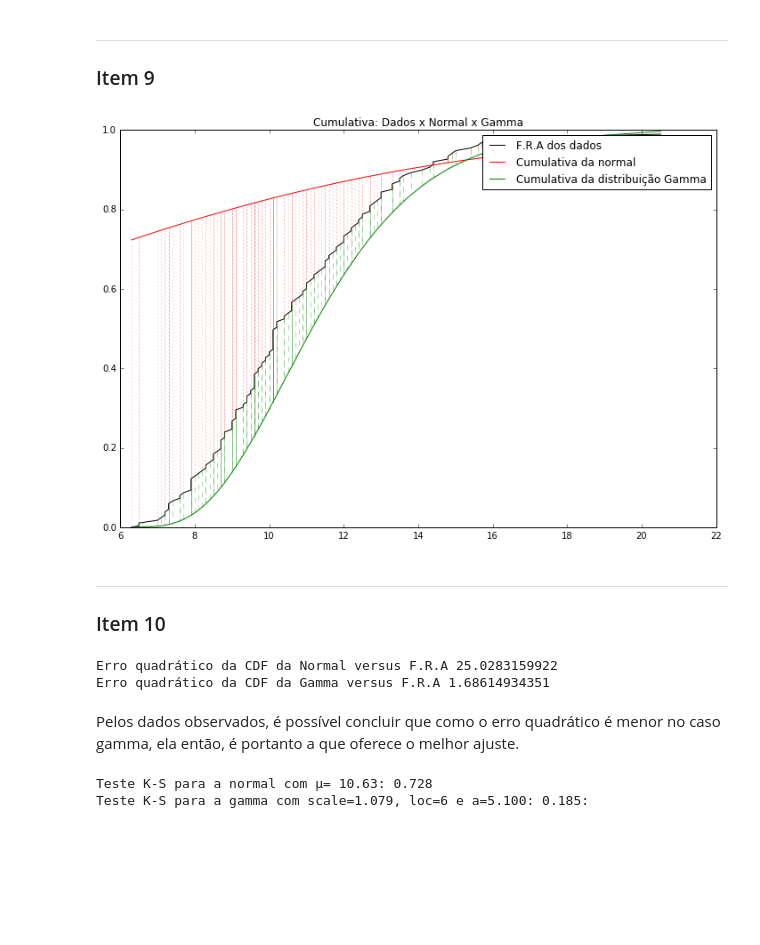
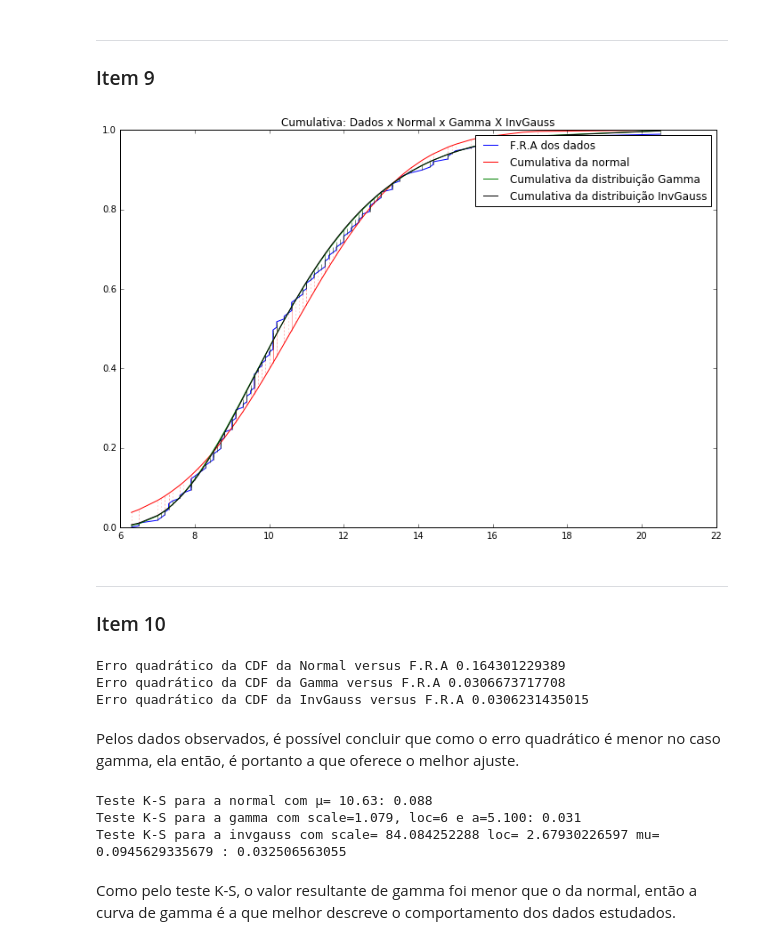
Before and after one commit to decoejz/CD, a Jupyter notebook: MiniProjeto1/mini_projeto_1.ipynb, the cells around one changed output. Cells and saved outputs as stored; diff of their text form; code cells hidden in the pictures; blank space fills up the shorter version.

```diff
--- a/MiniProjeto1/mini_projeto_1.ipynb
+++ b/MiniProjeto1/mini_projeto_1.ipynb
@@ -160,4 +156,6 @@ ___
 #### Para a curva normal:
 # %%
 param_normal = stats.norm.fit(pesos)
-param_normal
+
+media = param_normal[0]
+desv_pad = param_normal[1]
@@ -167,4 +163,7 @@ param_normal
 #### Para a curva gama:
 # %%
 param_gama = stats.gamma.fit(pesos)
-param_gama
+
+loc_gama = param_gama[0]
+k_gama = param_gama[1]
+teta_gama = param_gama[2]
@@ -173,3 +172,8 @@ param_gama
+# %%
+param_gauss = stats.invgauss.fit(pesos)
+mu_gauss = param_gauss[0]
+loc_gauss = param_gauss[1]
+scale_gauss = param_gauss[2]
 # %% [markdown]
 ___
 ### Item 7
@@ -205,8 +213,9 @@ for i in range(len(pesos)):
 fra = pd.Series(data=fra)
 
 # Gera os valores dos quantis teóricos para as distribuições analisadas
-q_norm = stats.expon.ppf(fra, scale=media) # quantis teóricos da exponencial
-q_gamma = stats.gamma.ppf(fra, scale=param_gama[2], loc=6, a=param_gama[1])
+q_norm = stats.expon.ppf(fra, scale=desv_pad, loc=media) # quantis teóricos da exponencial
+q_gamma = stats.gamma.ppf(fra, scale=teta_gama, loc=loc_gama, a=k_gama)
+q_gauss = stats.invgauss.ppf(fra, mu=mu_gauss,scale=scale_gauss,loc=loc_gauss)
 
 
 fig = plt.figure(figsize=(12,8))
@@ -215,12 +224,14 @@ plt.title("Q-Q plot: Dados x Normal x Gamma")
 
 norm_plot, = plt.plot(pesos, q_norm, 'o', color="red", label="Normal")
 gamma_plot, = plt.plot(pesos, q_gamma, 'o', color="green", label = "Gamma")
+gauss_plot, = plt.plot(pesos, q_gauss, 'o', color="black", label = "InvGauss")
 
-plt.legend(handles=[norm_plot, gamma_plot])
+plt.legend(handles=[norm_plot, gamma_plot,gauss_plot])
 plt.plot((min(pesos), max(pesos)), (min(pesos), max(pesos)), '-')
 
 
 for i in range(len(gato.coracao)):
     plt.plot((pesos[i], pesos[i]), (q_norm[i], pesos[i]), '-', color='red', alpha=0.3  )
     plt.plot((pesos[i], pesos[i]), (q_gamma[i], pesos[i]), '-', color='green', alpha=0.3  )
+    plt.plot((pesos[i], pesos[i]), (q_gauss[i], pesos[i]), '-', color='black', alpha=0.3  )
 # %% [output]
@@ -269,26 +289,29 @@ ___
 ### Item 9
 # %%
 # fra e FDA
-cdf_normal = stats.norm.cdf(pesos, scale=media) #FDA
-cdf_gamma = stats.gamma.cdf(pesos, scale=param_gama[2], loc=6, a=param_gama[1])
+cdf_normal = stats.norm.cdf(pesos, scale=desv_pad,loc=media) #FDA
+cdf_gamma = stats.gamma.cdf(pesos, scale=teta_gama, loc=loc_gama, a=k_gama)
+cdf_gauss = stats.invgauss.cdf(pesos, scale=scale_gauss, loc=loc_gauss, mu=mu_gauss)
 
 
 fig = plt.figure(figsize=(12,8))
 
-plt.title("Cumulativa: Dados x Normal x Gamma")
+plt.title("Cumulativa: Dados x Normal x Gamma X InvGauss")
 
-dados_fra_plot, = plt.plot(pesos, fra, '-', color='black', label="F.R.A dos dados")
+dados_fra_plot, = plt.plot(pesos, fra, '-', color='blue', label="F.R.A dos dados")
 cdf_norm_plot,   = plt.plot(pesos, cdf_normal, '-', color='red', label = "Cumulativa da normal")
 cdf_gamma_plot, = plt.plot(pesos, cdf_gamma, '-', color='green', label = "Cumulativa da distribuição Gamma")
+cdf_gauss_plot, = plt.plot(pesos, cdf_gauss, '-', color='k', label = "Cumulativa da distribuição InvGauss")
 
-plt.legend(handles=[dados_fra_plot, cdf_norm_plot, cdf_gamma_plot])
+plt.legend(handles=[dados_fra_plot, cdf_norm_plot, cdf_gamma_plot, cdf_gauss_plot])
 
 
 for i in range(len(gato.coracao)):
     plt.plot((pesos[i], pesos[i]), (fra[i], cdf_normal[i]), ':', color="red", alpha=0.3)
     plt.plot((pesos[i], pesos[i]), (fra[i], cdf_gamma[i]), '--', color="green", alpha=0.3)
+    plt.plot((pesos[i], pesos[i]), (fra[i], cdf_gauss[i]), '--', color="k", alpha=0.3)
 # %% [output]
-[figure, old version]
+[figure, new version]
 # %% [markdown]
 ___
 ### Item 10
@@ -298,21 +321,30 @@ erro_quad_cdf_normal = sum((fra - cdf_normal)**2)
 
 erro_quad_cdf_gamma = sum((fra - cdf_gamma)**2)
 
+erro_quad_cdf_gauss = sum((fra - cdf_gauss)**2)
+
 print("Erro quadrático da CDF da Normal versus F.R.A", erro_quad_cdf_normal)
 print("Erro quadrático da CDF da Gamma versus F.R.A", erro_quad_cdf_gamma)
+print("Erro quadrático da CDF da InvGauss versus F.R.A", erro_quad_cdf_gauss)
 # %% [output]
-Erro quadrático da CDF da Normal versus F.R.A 25.0283159922
-Erro quadrático da CDF da Gamma versus F.R.A 1.68614934351
+Erro quadrático da CDF da Normal versus F.R.A 0.164301229389
+Erro quadrático da CDF da Gamma versus F.R.A 0.0306673717708
+Erro quadrático da CDF da InvGauss versus F.R.A 0.0306231435015
 # %% [markdown]
 Pelos dados observados, é possível concluir que como o erro quadrático é menor no caso gamma, ela então, é portanto a que oferece o melhor ajuste.
 # %%
 # Kolmogorov-Smirnov goodness-of-fit test
 ks_aderencia_norm = max(abs(fra-cdf_normal))
 ks_aderencia_gamma = max(abs(fra-cdf_gamma))
+ks_aderencia_gauss = max(abs(fra-cdf_gauss))
 
 
 print("Teste K-S para a normal com μ= {:4.2f}: {:4.3f}\n\
-Teste K-S para a gamma com scale={:4.3f}, loc=6 e a={:4.3f}: {:4.3f}:".format(media, ks_aderencia_norm, param_gama[2], param_gama[1], ks_aderencia_gamma))
+Teste K-S para a gamma com scale={:4.3f}, loc=6 e a={:4.3f}: {:4.3f}".format(media, ks_aderencia_norm, param_gama[2], param_gama[1], ks_aderencia_gamma))
+print("Teste K-S para a invgauss com scale=",scale_gauss,"loc=",loc_gauss,"mu=",mu_gauss,":", ks_aderencia_gauss)
 # %% [output]
-Teste K-S para a normal com μ= 10.63: 0.728
-Teste K-S para a gamma com scale=1.079, loc=6 e a=5.100: 0.185:
+Teste K-S para a normal com μ= 10.63: 0.088
+Teste K-S para a gamma com scale=1.079, loc=6 e a=5.100: 0.031
+Teste K-S para a invgauss com scale= 84.084252288 loc= 2.67930226597 mu= 0.0945629335679 : 0.032506563055
+# %% [markdown]
+Como pelo teste K-S, o valor resultante de gamma foi menor que o da normal, então a curva de gamma é a que melhor descreve o comportamento dos dados estudados.
```
Also changed, not shown: parts of 10 cells of this notebook, 1 other file.
